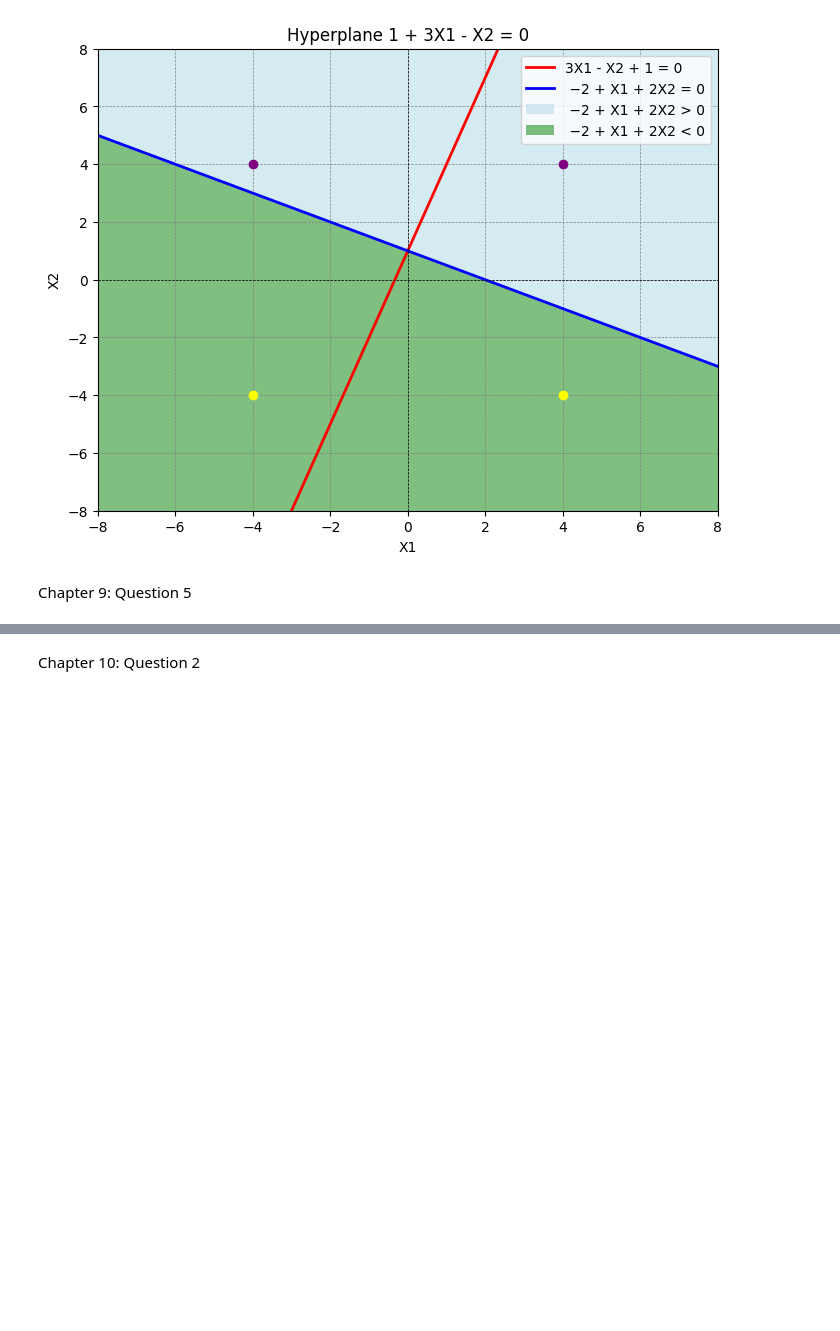
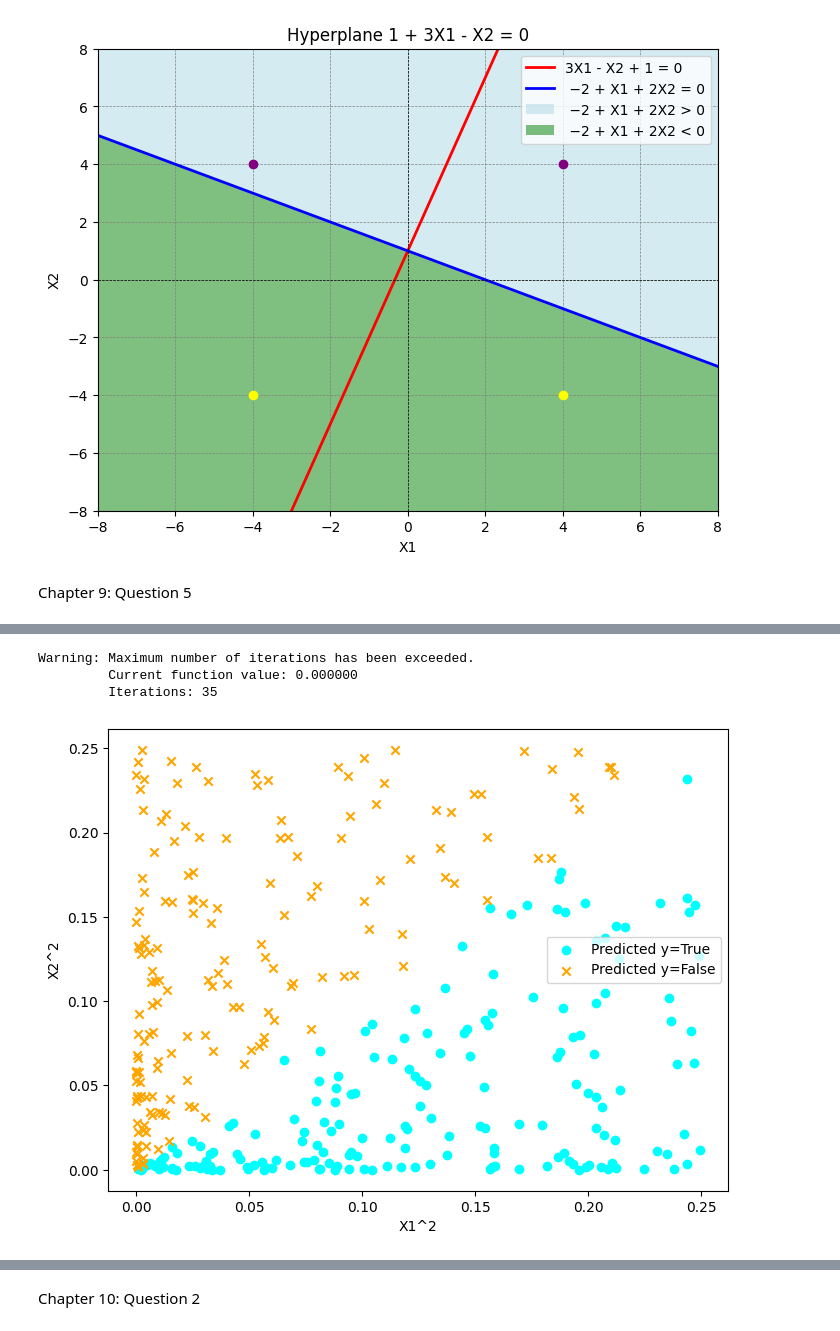
Before and after one commit to WilliamJhong/2025AAE722_William-J, a Jupyter notebook: HW4.ipynb, the cells around one changed output, grey strips where cells are left out. Saved outputs shown, nothing was run; the diff lists cells and outputs as text; code cells hidden in the pictures; blank space fills up the shorter version.

```diff
--- a/HW4.ipynb
+++ b/HW4.ipynb
@@ -79,0 +127,25 @@ Chapter 9: Question 5
+# %%
+# Fit a logistic regression model to the data using non-linear functions of X1 and X2
+
+# squared terms
+data2 = pd.DataFrame({'X1^2': x1**2, 'X2^2': x2**2, 'Y': y.astype(int)})
+X = data2[['X1^2', 'X2^2']]
+y = data2['Y']
+X_sm = sm.add_constant(X)
+X_train, X_test, y_train, y_test = train_test_split(X_sm, y, test_size=0.3, random_state=42)
+
+logit_model = sm.Logit(y_train, X_train).fit()
+y_train_pred = logit_model.predict(X_train)
+
+fig, ax =plt.subplots(figsize=(8,6))
+ax.scatter(X_train['X1^2'][y_train_pred >= 0.5], X_train['X2^2'][y_train_pred >= 0.5], marker='o', color='cyan', label='Predicted y=True')
+ax.scatter(X_train['X1^2'][y_train_pred < 0.5], X_train['X2^2'][y_train_pred < 0.5], marker='x', color='orange', label='Predicted y=False')
+ax.set_xlabel('X1^2')
+ax.set_ylabel('X2^2')
+ax.legend()
+plt.show()
+# %% [output]
+Warning: Maximum number of iterations has been exceeded.
+         Current function value: 0.000000
+         Iterations: 35
+[figure, added]
```
Also changed, not shown: parts of 13 cells of this notebook.
